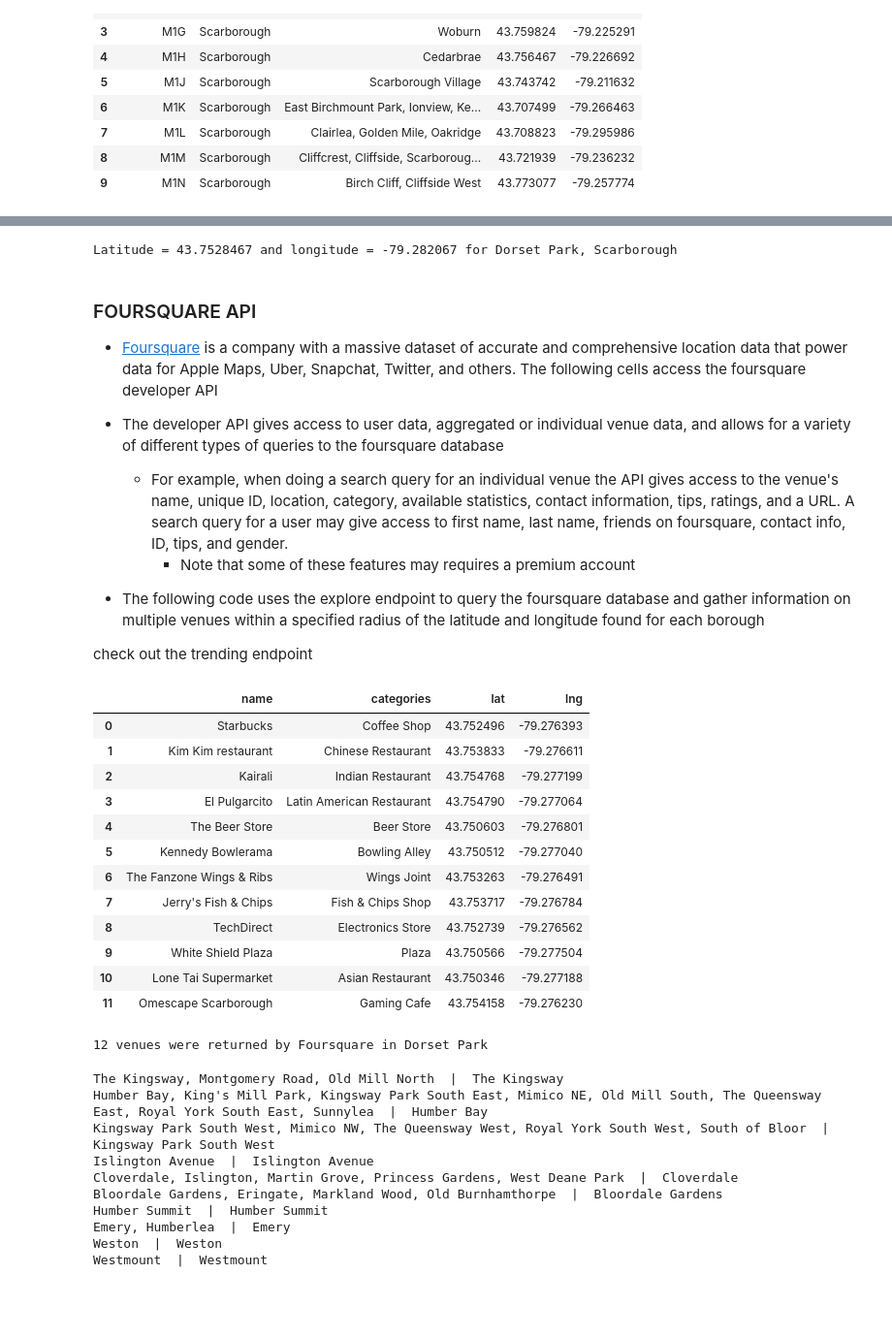
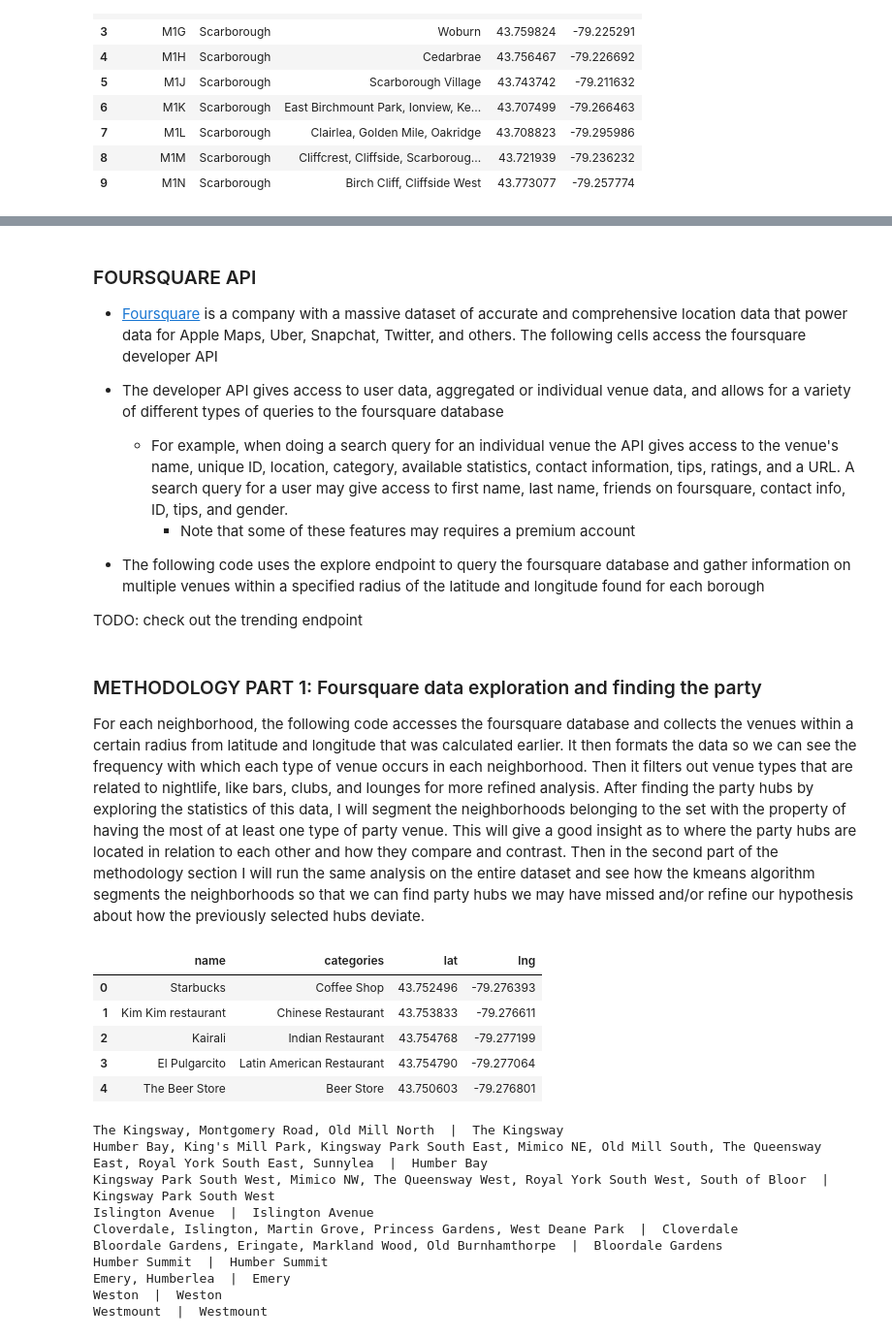
Before and after one commit to KirosG/toronto_clustering, a Jupyter notebook: Segmenting and Clustering Neighborhoods in Toronto.ipynb, the cells around one changed output, grey strips where cells are left out. Shown at 97% size. Saved outputs shown, nothing was run; the diff lists cells and outputs as text; code cells hidden in the pictures; blank space fills up the shorter version.

```diff
--- a/Segmenting and Clustering Neighborhoods in Toronto.ipynb
+++ b/Segmenting and Clustering Neighborhoods in Toronto.ipynb
@@ -180,22 +173,6 @@ for lat, lon, borough, neighborhood in zip(df['Latitude'], df['Longitude'], df['
 map_toronto
 # %% [output]
 [interactive output not drawn]
-# %%
-# TEST: sample entry
-index = 10
-assert index < df.shape[0] # must be less than num entries in df
-neighborhood_latitude = df.loc[index, 'Latitude'] # neighborhood latitude value
-neighborhood_longitude = df.loc[index, 'Longitude'] # neighborhood longitude value
-
-neighborhood_name = df.loc[index, 'Neighborhood'].split(',')[0] # neighborhood name
-borough_name = df.loc[index, 'Borough']
-
-print('Latitude = {} and longitude = {} for {}, {}'.format(neighborhood_latitude,
-                                                       neighborhood_longitude,
-                                                       neighborhood_name,
-                                                       borough_name))
-# %% [output]
-Latitude = 43.7528467 and longitude = -79.282067 for Dorset Park, Scarborough
 # %% [markdown]
 ### FOURSQUARE API
 * [Foursquare](https://foursquare.com/) is a company with a massive dataset of accurate and comprehensive location data that power data for Apple Maps, Uber, Snapchat, Twitter, and others. The following cells access the foursquare developer API
@@ -206,7 +183,11 @@ Latitude = 43.7528467 and longitude = -79.282067 for Dorset Park, Scarborough
 
 * The following code uses the explore endpoint to query the foursquare database and gather information on multiple venues within a specified radius of the latitude and longitude found for each borough
 
-check out the trending endpoint
+TODO: check out the trending endpoint
+# %% [markdown]
+### METHODOLOGY PART 1: Foursquare data exploration and finding the party
+
+For each neighborhood, the following code accesses the foursquare database and collects the venues within a certain radius from latitude and longitude that was calculated earlier. It then formats the data so we can see the frequency with which each type of venue occurs in each neighborhood. Then it filters out venue types that are related to nightlife, like bars, clubs, and lounges for more refined analysis. After finding the party hubs by exploring the statistics of this data, I will segment the neighborhoods belonging to the set with the property of having the most of at least one type of party venue. This will give a good insight as to where the party hubs are located in relation to each other and how they compare and contrast. Then in the second part of the methodology section I will run the same analysis on the entire dataset and see how the kmeans algorithm segments the neighborhoods so that we can find party hubs we may have missed and/or refine our hypothesis about how the previously selected hubs deviate.
 # %%
 # The code was removed by Watson Studio for sharing.
 # %%
@@ -237,38 +218,26 @@ def get_category_type(row):
 # %%
 venues = venue_results['response']['groups'][0]['items']
 
 nearby_venues = json_normalize(venues) # flatten JSON
 
 # filter columns
 filtered_columns = ['venue.name', 'venue.categories', 'venue.location.lat', 'venue.location.lng']
-nearby_venues =nearby_venues.loc[:, filtered_columns]
+nearby_venues = nearby_venues.loc[:, filtered_columns]
 
 # filter the category for each row
 nearby_venues['venue.categories'] = nearby_venues.apply(get_category_type, axis=1)
 
 # clean columns
 nearby_venues.columns = [col.split(".")[-1] for col in nearby_venues.columns]
 
-nearby_venues.head(13) # this is the size of index = 0 neighborhood
+nearby_venues.head()
 # %% [output]
 |  | name | categories | lat | lng |
 | 0 | Starbucks | Coffee Shop | 43.752496 | -79.276393 |
 | 1 | Kim Kim restaurant | Chinese Restaurant | 43.753833 | -79.276611 |
 | 2 | Kairali | Indian Restaurant | 43.754768 | -79.277199 |
 | 3 | El Pulgarcito | Latin American Restaurant | 43.754790 | -79.277064 |
 | 4 | The Beer Store | Beer Store | 43.750603 | -79.276801 |
-| 5 | Kennedy Bowlerama | Bowling Alley | 43.750512 | -79.277040 |
-| 6 | The Fanzone Wings & Ribs | Wings Joint | 43.753263 | -79.276491 |
-| 7 | Jerry's Fish & Chips | Fish & Chips Shop | 43.753717 | -79.276784 |
-| 8 | TechDirect | Electronics Store | 43.752739 | -79.276562 |
-| 9 | White Shield Plaza | Plaza | 43.750566 | -79.277504 |
-| 10 | Lone Tai Supermarket | Asian Restaurant | 43.750346 | -79.277188 |
-| 11 | Omescape Scarborough | Gaming Cafe | 43.754158 | -79.276230 |
-# %%
-# print('{} venues were returned by Foursquare in {}'.format(nearby_venues.shape[0], neighborhood_name[hood_used_indices[index]].strip()))
-print('{} venues were returned by Foursquare in {}'.format(nearby_venues.shape[0], neighborhood_name))
-# %% [output]
-12 venues were returned by Foursquare in Dorset Park
 # %%
 def getNearbyVenues(names, indices, latitudes, longitudes, radius=500):
 
```
Also changed, not shown: parts of 78 cells of this notebook.
